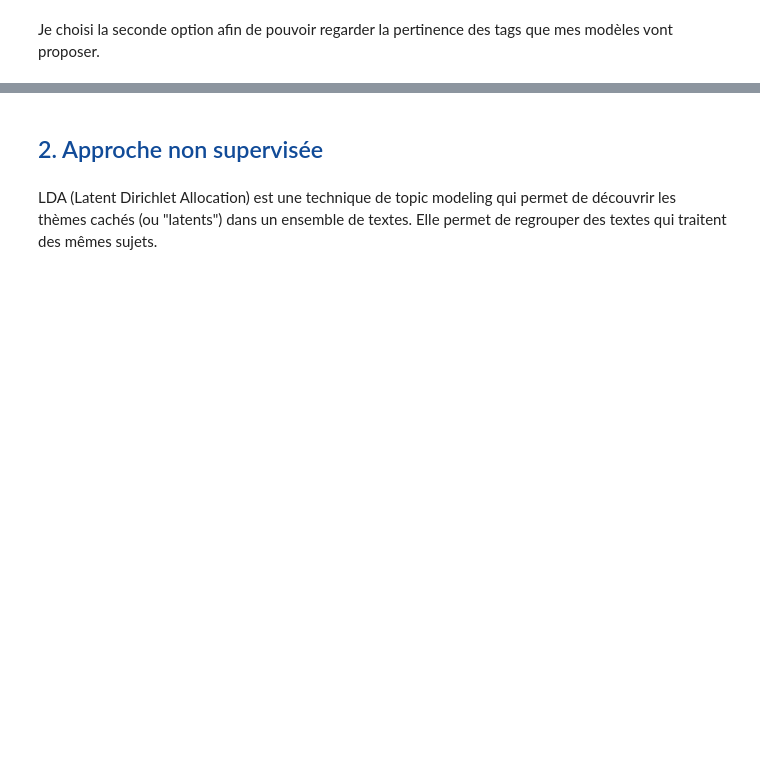
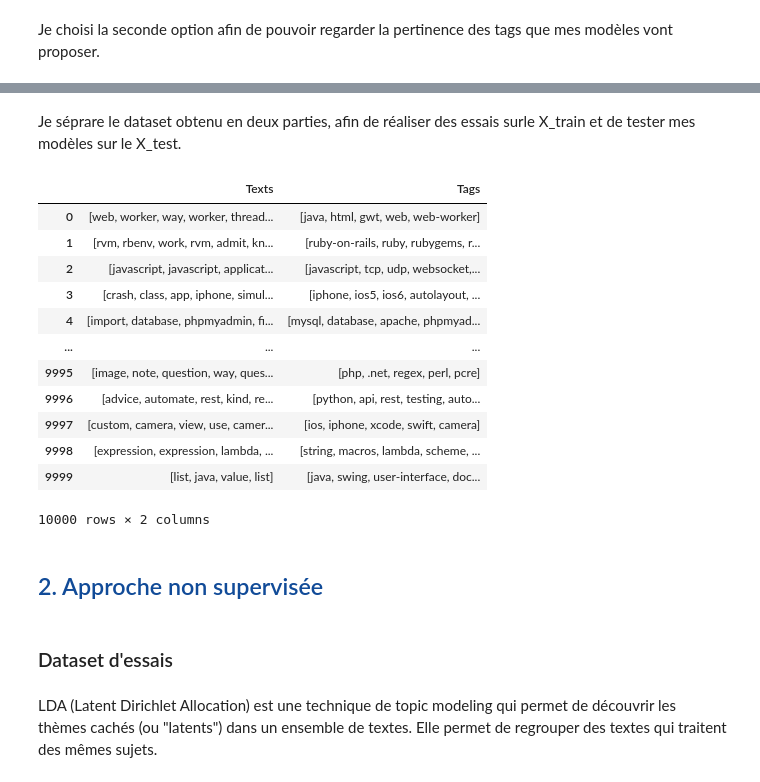
Before and after one commit to sdmwd/IML-Open-Classrooms, a Jupyter notebook: P5 - Catégorisez automatiquement des questions/Durand_Simon_2_notebook_test_012023.ipynb, the cells around one changed output, grey strips where cells are left out. Drawn from its saved outputs; the diff is of its cells as text; code cells hidden in the pictures; blank space fills up the shorter version.

```diff
--- a/P5 - Catégorisez automatiquement des questions/Durand_Simon_2_notebook_test_012023.ipynb
+++ b/P5 - Catégorisez automatiquement des questions/Durand_Simon_2_notebook_test_012023.ipynb
@@ -92,9 +109,8 @@ def get_highest_similarity_rows(data: pd.DataFrame, col1, col2, n):
     return data.head(n)
 
 
-data_sample = get_highest_similarity_rows(data, "Tags", "Texts", 2000)
+data_sample = get_highest_similarity_rows(data, "Tags", "Texts", 20000)
 data_sample.drop(['jaccard_similarity'], axis=1, inplace=True)
-saved_indexes = data_sample.index
 data_sample.reset_index(inplace=True, drop=True)
 print(data_sample.shape)
 data_sample.head()
@@ -100,0 +127,7 @@ data_sample.head()
+# %% [markdown]
+Je séprare le dataset obtenu en deux parties, afin de réaliser des essais surle X_train et de tester mes modèles sur le X_test.
+# %%
+X = data_sample[['Texts']]
+y = data_sample[['Tags']]
+# %%
+X_train, X_test, y_train, y_test = train_test_split(X, y, test_size=0.5, shuffle=True, random_state=42)
@@ -101 +137,19 @@ data_sample.head()
+# %%
+train_df = pd.DataFrame({'Texts': X_train['Texts'].tolist(), 'Tags': y_train['Tags'].tolist()})
+# %%
+train_df
+# %% [output]
+|  | Texts | Tags |
+| 0 | [web, worker, way, worker, thread... | [java, html, gwt, web, web-worker] |
+| 1 | [rvm, rbenv, work, rvm, admit, kn... | [ruby-on-rails, ruby, rubygems, r... |
+| 2 | [javascript, javascript, applicat... | [javascript, tcp, udp, websocket,... |
+| 3 | [crash, class, app, iphone, simul... | [iphone, ios5, ios6, autolayout, ... |
+| 4 | [import, database, phpmyadmin, fi... | [mysql, database, apache, phpmyad... |
+| ... | ... | ... |
+| 9995 | [image, note, question, way, ques... | [php, .net, regex, perl, pcre] |
+| 9996 | [advice, automate, rest, kind, re... | [python, api, rest, testing, auto... |
+| 9997 | [custom, camera, view, use, camer... | [ios, iphone, xcode, swift, camera] |
+| 9998 | [expression, expression, lambda, ... | [string, macros, lambda, scheme, ... |
+| 9999 | [list, java, value, list] | [java, swing, user-interface, doc... |
+10000 rows × 2 columns
 # %%
@@ -110,5 +171,7 @@ vocabulary_tags = list(set([word for item in tags_list for word in item]))
 # %% [markdown]
 ## <font color="#114b98" id="section_2">2. Approche non supervisée</font>
+# %% [markdown]
+### Dataset d'essais
 # %%
 from sklearn.decomposition import LatentDirichletAllocation, NMF
 from sklearn.metrics import silhouette_score
```
Also changed, not shown: parts of 54 cells of this notebook.
